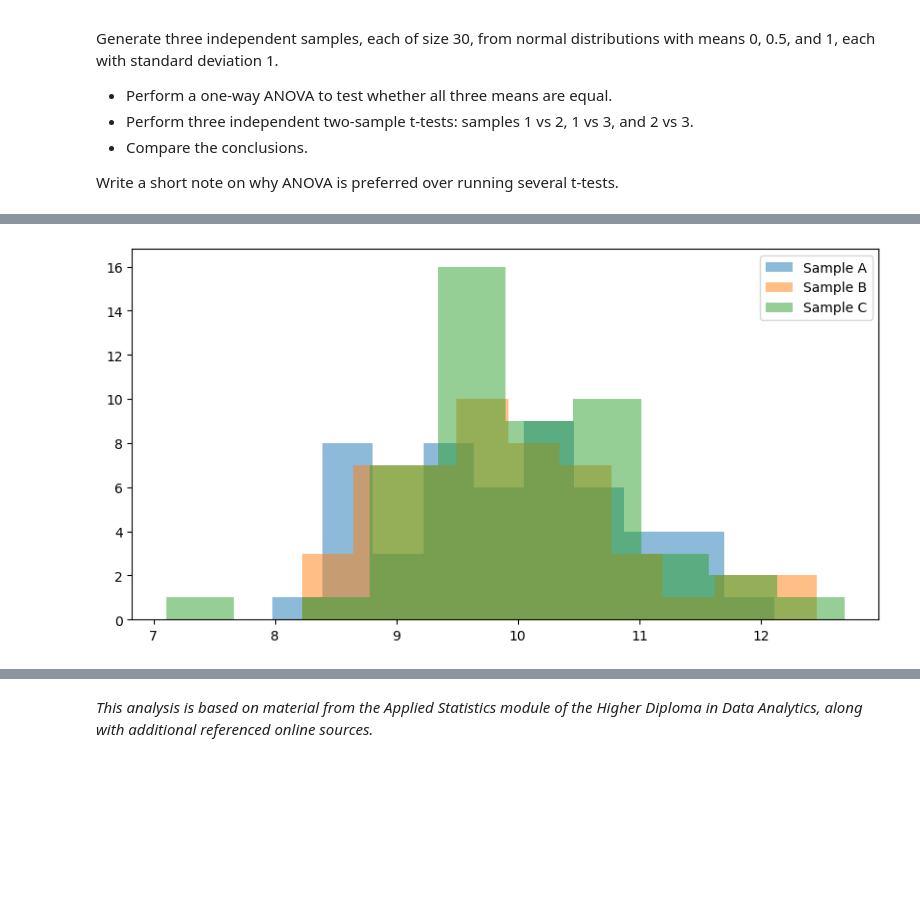
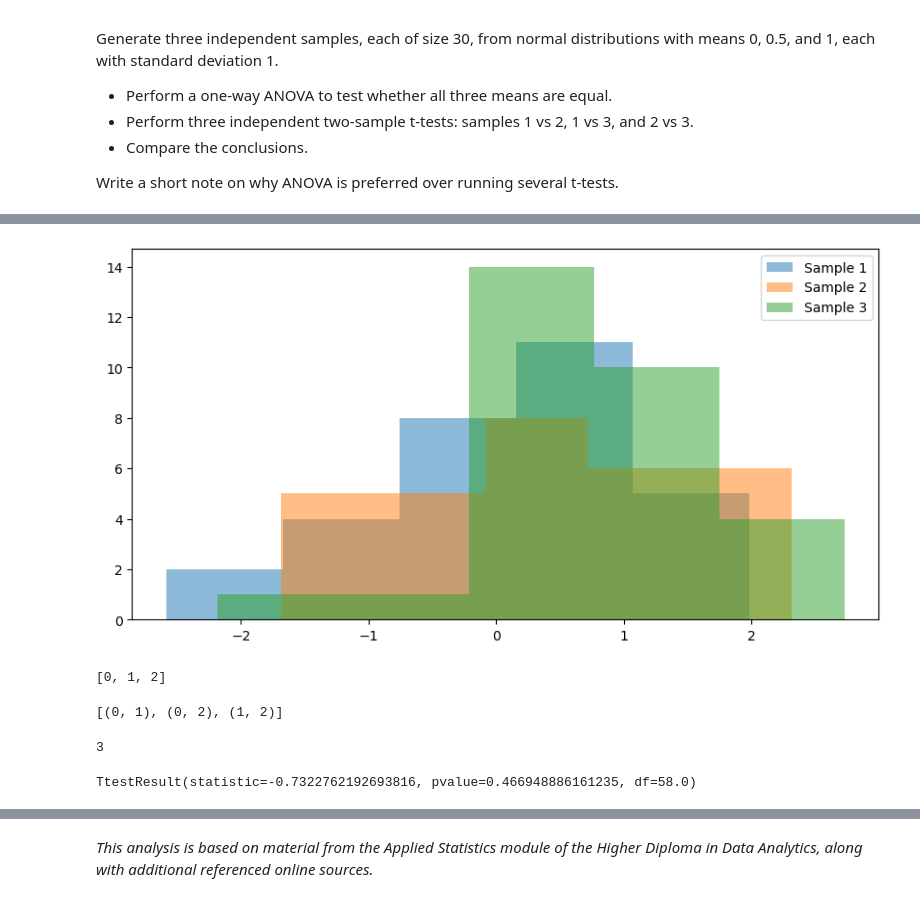
Before and after one commit to mondbr/applied_statistics, a Jupyter notebook: problems.ipynb, the cells around one changed output, grey strips where cells are left out. Cells and saved outputs as stored; diff of their text form; code cells hidden in the pictures; blank space fills up the shorter version.

```diff
--- a/problems.ipynb
+++ b/problems.ipynb
@@ -1679,17 +1694,42 @@ sample_c = np.random.normal(loc=10.0, scale=1.0, size=50)
+# %%
+# Set random seed for reproducibility
+random.seed(555)
+
+
+# set parameters
+
+n=30
+sigma=1
+mu_1=0
+mu_2=0.5
+mu_3=1
+alpha=0.05
+# %%
+# Generate data for three groups
+# loc is the mean, scale is the standard deviation
+
+# first sample
+sample_1 = np.random.normal(loc=mu_1, scale=sigma, size=n)
+
+# second sample
+sample_2 = np.random.normal(loc=mu_2, scale=sigma, size=n)
+
+# third sample
+sample_3 = np.random.normal(loc=mu_3, scale=sigma, size=n)
 # %%
 # Create histograms.
 fig, ax = plt.subplots(figsize=(10, 5))
 
 # Histogram of the first sample.
-ax.hist(sample_a, bins=10, alpha=0.5, label='Sample A')
+ax.hist(sample_1, bins=5, alpha=0.5, label='Sample 1')
 
 # Histogram of the second sample.
-ax.hist(sample_b, bins=10, alpha=0.5, label='Sample B')
+ax.hist(sample_2, bins=5, alpha=0.5, label='Sample 2')
 
 # Histogram of the third sample.
-ax.hist(sample_c, bins=10, alpha=0.5, label='Sample C')
+ax.hist(sample_3, bins=5, alpha=0.5, label='Sample 3')
 
 # Add a legend.
 ax.legend();
 # %% [output]
-[figure, old version]
+[figure, new version]
@@ -1695,0 +1739,20 @@ ax.legend();
+# %%
+# show the sample labels
+print(list(range(num_samples)))
+# %% [output]
+[0, 1, 2]
+# %%
+# for 3 samples we need to perform 3 t-tests
+# show all pairwise combinations of sample indices
+list(it.combinations(range(num_samples), 2))
+# %% [output]
+[(0, 1), (0, 2), (1, 2)]
+# %%
+# pair of samples to compare
+math.comb(num_samples, 2)
+# %% [output]
+3
+# %%
+stats.ttest_ind(sample_1, sample_2)
+# %% [output]
+TtestResult(statistic=-0.7322762192693816, pvalue=0.466948886161235, df=58.0)
```
Also changed, not shown: parts of 43 cells of this notebook.
